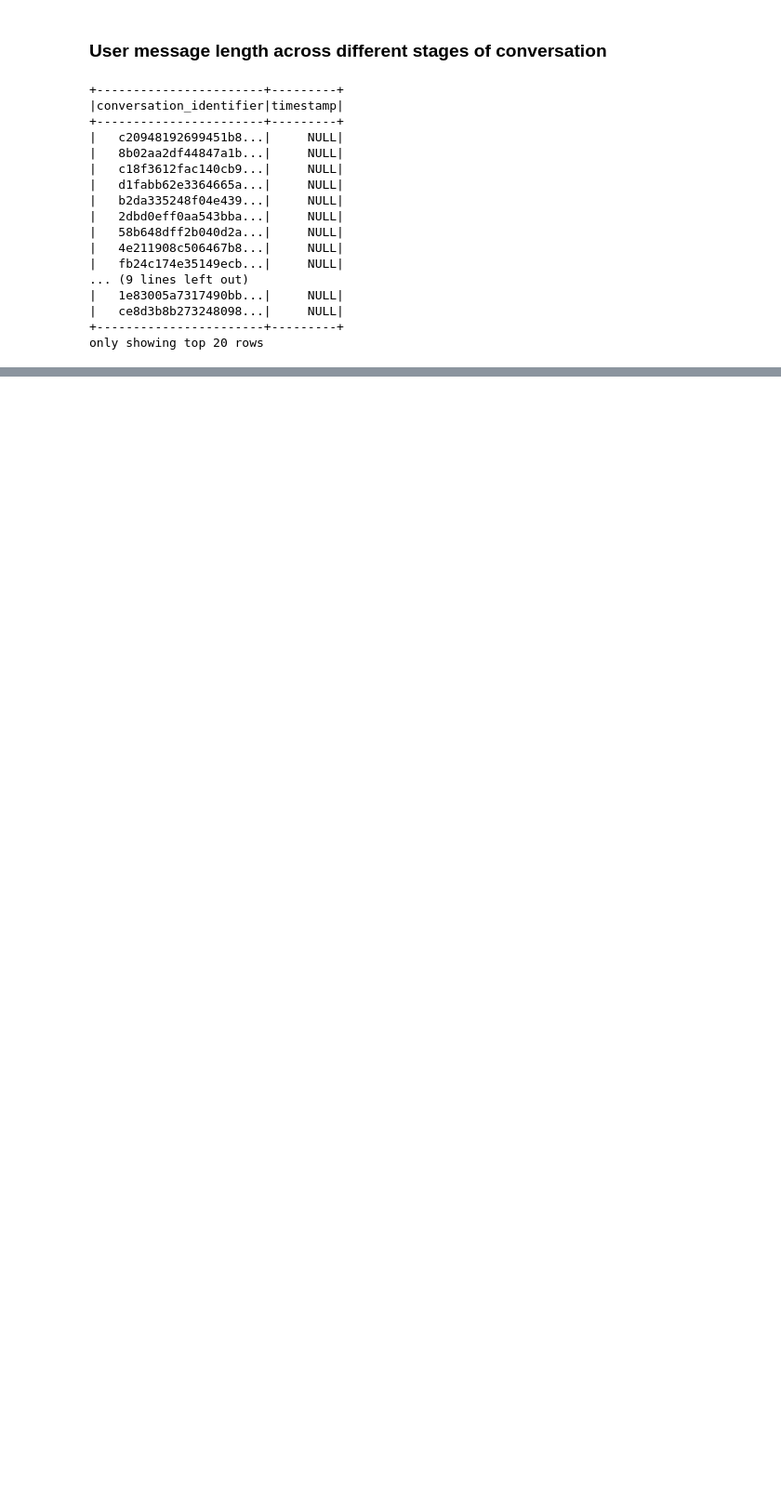
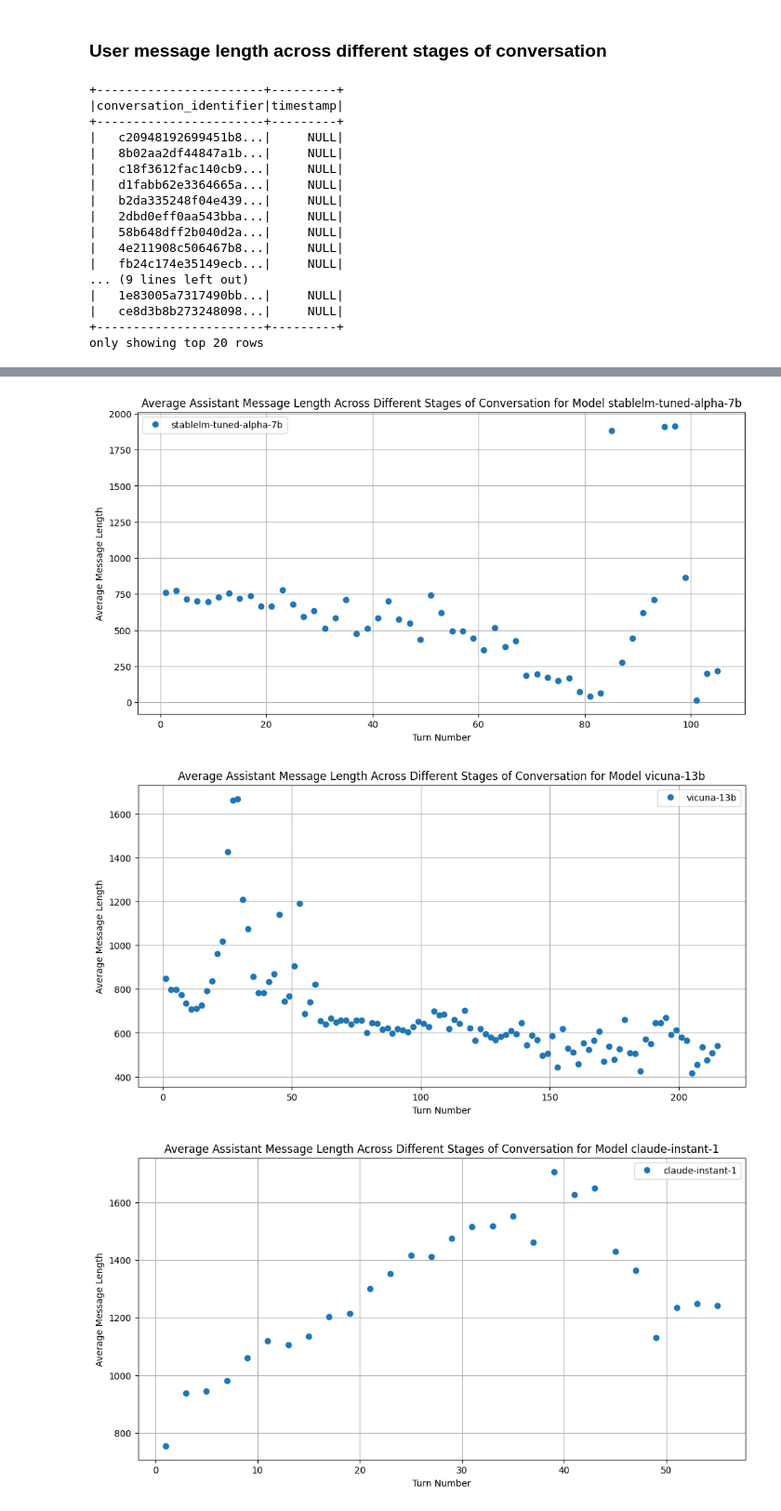
Before and after one commit to nlgkhoi/mbd-project-ut, a Jupyter notebook: conversation_structure_Nicolas.ipynb, the cells around one changed output, grey strips where cells are left out. Shown at 93% size. Saved outputs shown, nothing was run; the diff lists cells and outputs as text; code cells hidden in the pictures; blank space fills up the shorter version.

```diff
--- a/conversation_structure_Nicolas.ipynb
+++ b/conversation_structure_Nicolas.ipynb
@@ -402,6 +399,21 @@ only showing top 10 rows
 # %%
 import matplotlib.pyplot as plt
 from pyspark.sql.functions import col
+# Filter messages where role is "assistant"
+assistant_messages_df = exploded_df.filter(col("message.role") == "assistant")
+
+# Add a column with the content of the message
+assistant_messages_df = assistant_messages_df.withColumn("content", col("message.content"))
+
+# Add a column with the turn number for each message within a conversation
+assistant_messages_df = assistant_messages_df.withColumn("turn_number", row_number().over(window_spec))
+
+# Calculate the length of each content
+assistant_messages_df = assistant_messages_df.withColumn("content_length", length(col("content")))
+
+# Calculate the average content length per turn and model
+avg_content_length_per_turn_model_df = assistant_messages_df.groupBy("turn_number", "model").agg({"content_length": "avg"}).withColumnRenamed("avg(content_length)", "avg_content_length")
+
 
 # Filter to keep only turns up to the value 215
 filtered_avg_content_length_per_turn_model_df = avg_content_length_per_turn_model_df.filter(col("turn_number") <= 215)
@@ -438,0 +459,41 @@ for model in models:
+# %%
+from pyspark.sql.functions import col, length, posexplode
+
+import matplotlib.pyplot as plt
+
+# Extract the content field from the message column and calculate its length
+assistant_messages_lmsys_df = lmsys_df \
+    .select("model", posexplode("conversation").alias("turn_number", "message")) \
+    .filter(col("message.role") == "assistant") \
+    .withColumn("content", col("message.content")) \
+    .withColumn("content_length", length(col("content")))
+
+# Group by turn_number and model to get the average content length per turn
+avg_content_length_per_turn_lmsys_df = assistant_messages_lmsys_df \
+    .groupBy("turn_number", "model") \
+    .agg({"content_length": "avg"}) \
+    .withColumnRenamed("avg(content_length)", "avg_content_length")
+
+# Filter to keep only turns up to the value 215
+filtered_avg_content_length_per_turn_lmsys_df = avg_content_length_per_turn_lmsys_df.filter(col("turn_number") <= 215)
+
+# Convert to Pandas DataFrame for visualization
+filtered_avg_content_length_per_turn_lmsys_pd_df = filtered_avg_content_length_per_turn_lmsys_df.select("turn_number", "model", "avg_content_length").toPandas()
+
+# Plot the average message length across different stages of conversation for each model
+models = filtered_avg_content_length_per_turn_lmsys_pd_df["model"].unique()
+for model in models:
+    model_df = filtered_avg_content_length_per_turn_lmsys_pd_df[filtered_avg_content_length_per_turn_lmsys_pd_df["model"] == model]
+
+    plt.figure(figsize=(12, 6))
+    plt.plot(model_df["turn_number"], model_df["avg_content_length"], marker='o', linestyle='', label=model)
+    plt.title(f"Average Assistant Message Length Across Different Stages of Conversation for Model {model}")
+    plt.xlabel("Turn Number")
+    plt.ylabel("Average Message Length")
+    plt.legend()
+    plt.grid(True)
+    plt.show()
+# %% [output]
+[figure, added]
+[figure, added]
+[figure, added]
```
Also changed, not shown: parts of 11 cells of this notebook.
